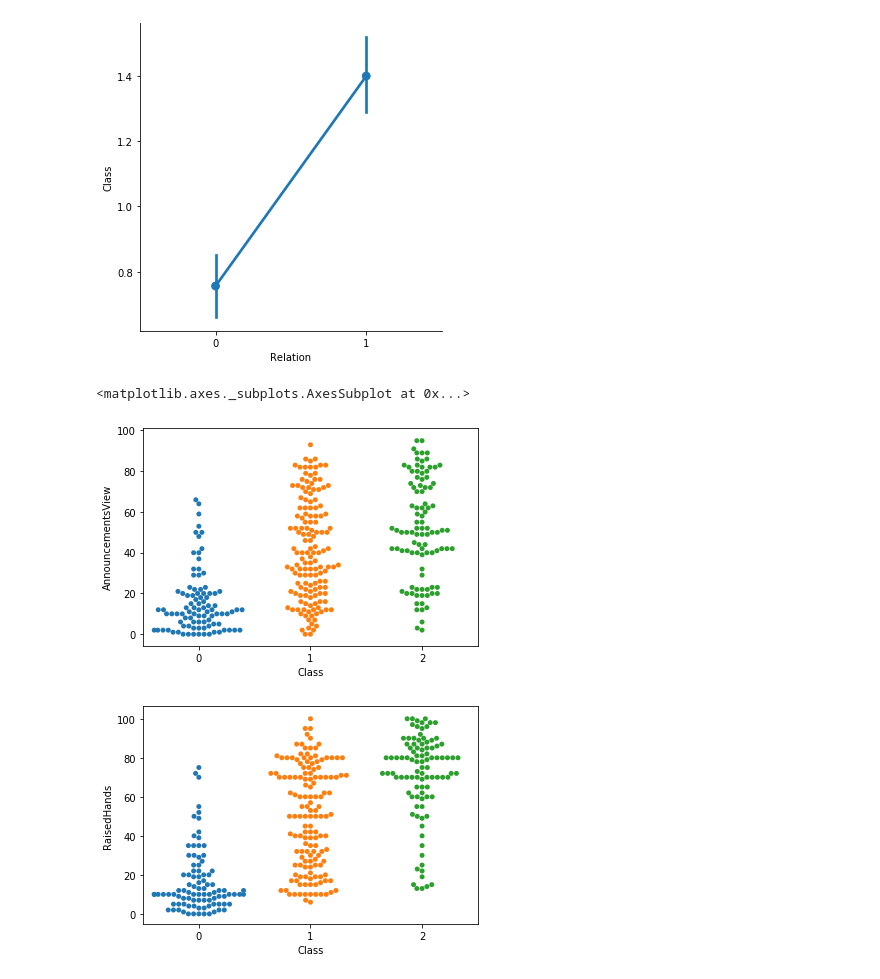
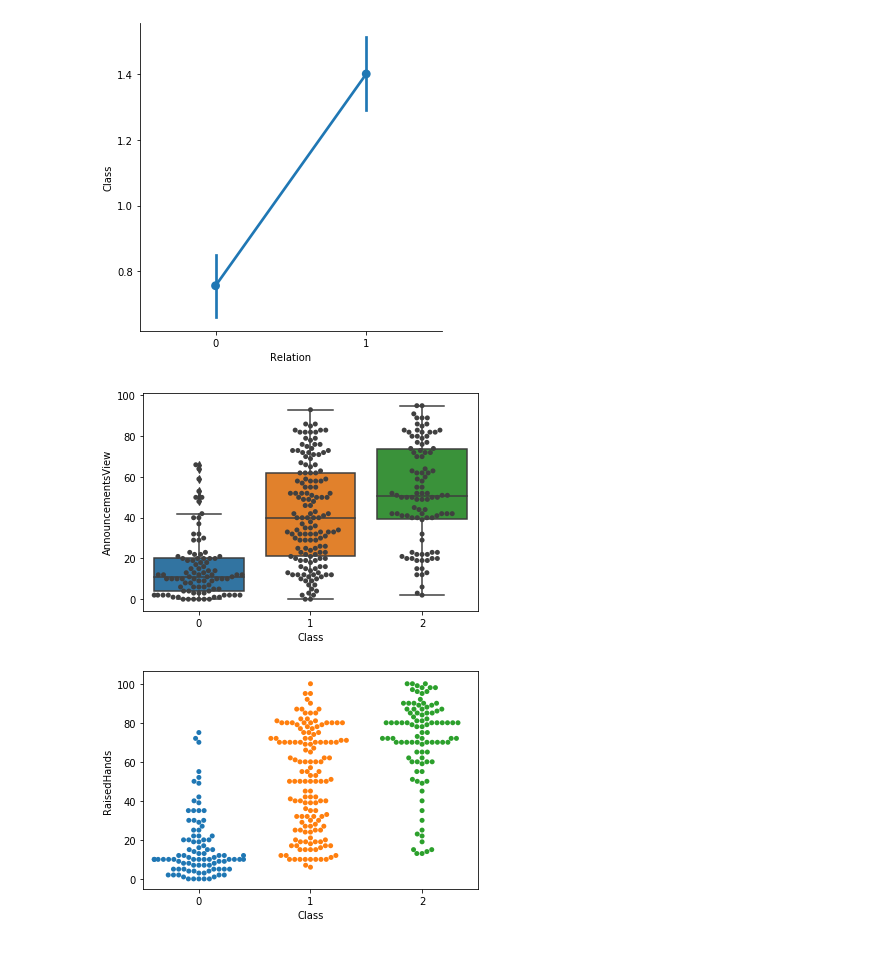
Before and after one commit to Galiold/data-mining-sap, a Jupyter notebook: phase-2/Python/DecisionTree.ipynb, the cells around one changed output. Drawn from its saved outputs; the diff is of its cells as text; code cells hidden in the pictures.

```diff
--- a/phase-2/Python/DecisionTree.ipynb
+++ b/phase-2/Python/DecisionTree.ipynb
@@ -14,19 +14,15 @@ SAP_numeric.csv
 # %%
 df = pd.read_csv('../../Data/SAP.csv')
 df.rename(index=str, columns={'gender':'Gender', 'NationalITy':'Nationality','raisedhands':'RaisedHands', 'VisITedResources':'VisitedResources'},inplace=True)
-
-df['Gender'][df['Gender'] == "F"] = 0
-df['Gender'][df['Gender'] == "M"] = 1
-df['Gender'] = df['Gender'].astype(int)
 
 df["Class"][df["Class"] == "L"] = 0
 df["Class"][df["Class"] == "M"] = 1
 df["Class"][df["Class"] == "H"] = 2
 df['Class'] = df['Class'].astype(int)
 
-df['ParentschoolSatisfaction'][df['ParentschoolSatisfaction'] == "Good"] = 0
-df['ParentschoolSatisfaction'][df['ParentschoolSatisfaction'] == "Bad"] = 1
-df['ParentschoolSatisfaction'] = df['ParentschoolSatisfaction'].astype(int)
+df['Gender'][df['Gender'] == "F"] = 0
+df['Gender'][df['Gender'] == "M"] = 1
+df['Gender'] = df['Gender'].astype(int)
 
 df['Relation'][df['Relation'] == "Father"] = 0
 df['Relation'][df['Relation'] == "Mum"] = 1
@@ -36,7 +32,13 @@ df['StudentAbsenceDays'][df['StudentAbsenceDays'] == "Under-7"] = 0
 df['StudentAbsenceDays'][df['StudentAbsenceDays'] == "Above-7"] = 1
 df['StudentAbsenceDays'] = df['StudentAbsenceDays'].astype(int)
 
-df.head()
+df['ParentschoolSatisfaction'][df['ParentschoolSatisfaction'] == "Good"] = 0
+df['ParentschoolSatisfaction'][df['ParentschoolSatisfaction'] == "Bad"] = 1
+df['ParentschoolSatisfaction'] = df['ParentschoolSatisfaction'].astype(int)
+
+df['ParentAnsweringSurvey'][df['ParentAnsweringSurvey'] == "No"] = 0
+df['ParentAnsweringSurvey'][df['ParentAnsweringSurvey'] == "Yes"] = 1
+df['ParentAnsweringSurvey'] = df['ParentAnsweringSurvey'].astype(int)
 # %% [output]
 A value is trying to be set on a copy of a slice from a DataFrame
 
@@ -91,10 +107,11 @@ sns.catplot('Relation','Class', kind='point', data=train)
 <seaborn.axisgrid.FacetGrid at 0x...>
 [figure]
 # %%
-sns.swarmplot(x='Class', y='AnnouncementsView', data=train)
+ax = sns.swarmplot(x='Class', y='AnnouncementsView', data=train, color='.25')
+ax = sns.boxplot(x='Class', y='AnnouncementsView', data=train)
+plt.show()
 # %% [output]
-<matplotlib.axes._subplots.AxesSubplot at 0x...>
-[figure, old version]
+[figure, new version]
 # %%
 Raised_hand = sns.swarmplot(x="Class", y="RaisedHands", data=train)
 # %% [output]
```
Also changed, not shown: parts of 10 cells of this notebook.
